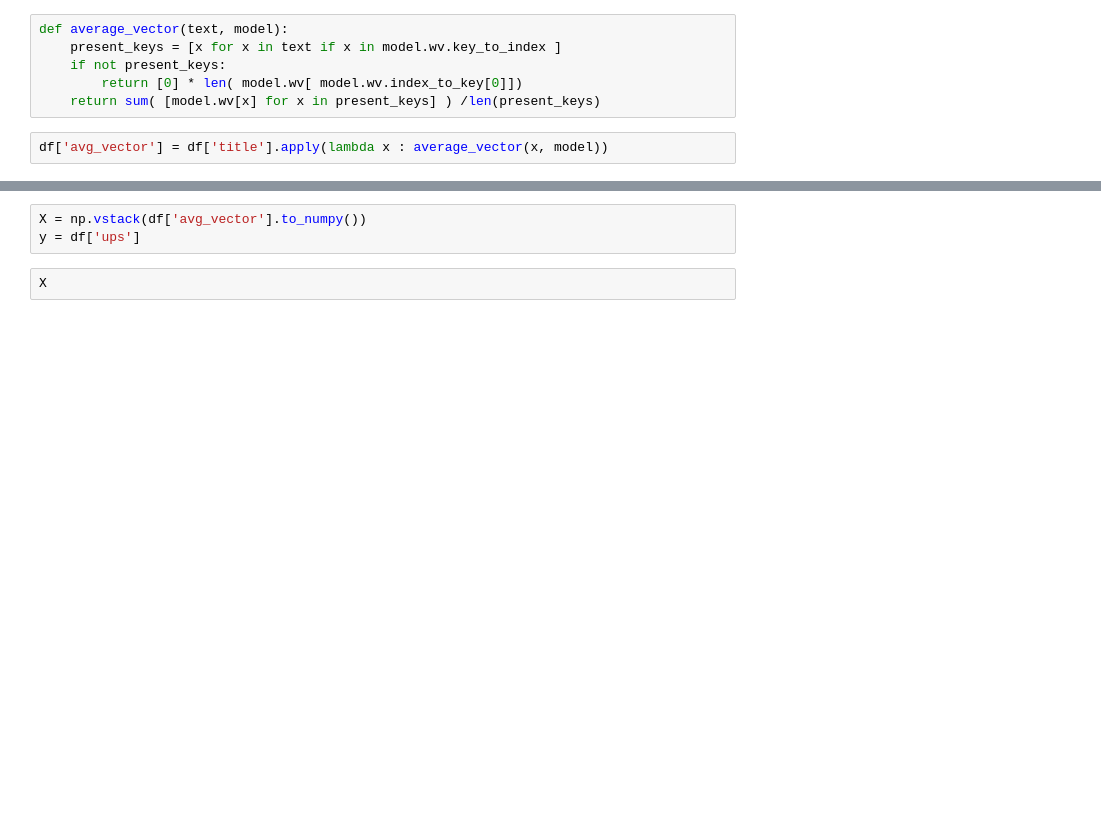
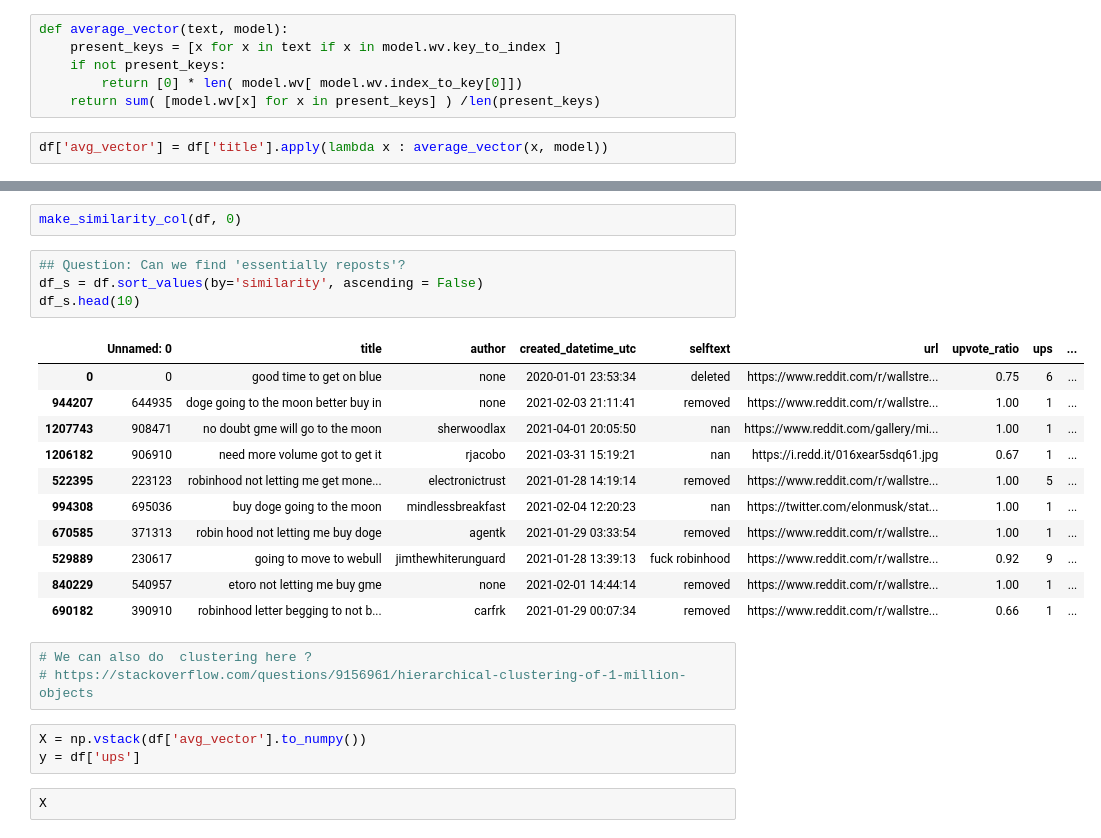
Before and after one commit to ElleNajt/ErdosInstitute-SIG_Project, a Jupyter notebook: Feature_Design/word2vec.ipynb, the cells around one changed output, grey strips where cells are left out. Cells and saved outputs as stored; diff of their text form; blank space fills up the shorter version.

```diff
--- a/Feature_Design/word2vec.ipynb
+++ b/Feature_Design/word2vec.ipynb
@@ -204,3 +233,24 @@ df['avg_vector'] = df['title'].apply(lambda x : average_vector(x, model))
+# %%
+make_similarity_col(df, 0)
+# %%
+## Question: Can we find 'essentially reposts'?
+df_s = df.sort_values(by='similarity', ascending = False)
+df_s.head(10)
+# %% [output]
+|  | Unnamed: 0 | title | author | created_datetime_utc | selftext | url | upvote_ratio | ups | ... |
+| 0 | 0 | good time to get on blue | none | 2020-01-01 23:53:34 | deleted | https://www.reddit.com/r/wallstre... | 0.75 | 6 | ... |
+| 944207 | 644935 | doge going to the moon better buy in | none | 2021-02-03 21:11:41 | removed | https://www.reddit.com/r/wallstre... | 1.00 | 1 | ... |
+| 1207743 | 908471 | no doubt gme will go to the moon | sherwoodlax | 2021-04-01 20:05:50 | nan | https://www.reddit.com/gallery/mi... | 1.00 | 1 | ... |
+| 1206182 | 906910 | need more volume got to get it | rjacobo | 2021-03-31 15:19:21 | nan | https://i.redd.it/016xear5sdq61.jpg | 0.67 | 1 | ... |
+| 522395 | 223123 | robinhood not letting me get mone... | electronictrust | 2021-01-28 14:19:14 | removed | https://www.reddit.com/r/wallstre... | 1.00 | 5 | ... |
+| 994308 | 695036 | buy doge going to the moon | mindlessbreakfast | 2021-02-04 12:20:23 | nan | https://twitter.com/elonmusk/stat... | 1.00 | 1 | ... |
+| 670585 | 371313 | robin hood not letting me buy doge | agentk | 2021-01-29 03:33:54 | removed | https://www.reddit.com/r/wallstre... | 1.00 | 1 | ... |
+| 529889 | 230617 | going to move to webull | jimthewhiterunguard | 2021-01-28 13:39:13 | fuck robinhood | https://www.reddit.com/r/wallstre... | 0.92 | 9 | ... |
+| 840229 | 540957 | etoro not letting me buy gme | none | 2021-02-01 14:44:14 | removed | https://www.reddit.com/r/wallstre... | 1.00 | 1 | ... |
+| 690182 | 390910 | robinhood letter begging to not b... | carfrk | 2021-01-29 00:07:34 | removed | https://www.reddit.com/r/wallstre... | 0.66 | 1 | ... |
+# %%
+# We can also do  clustering here ?
+# https://stackoverflow.com/questions/9156961/hierarchical-clustering-of-1-million-objects
 # %%
 X = np.vstack(df['avg_vector'].to_numpy())
 y = df['ups']
```
Also changed, not shown: parts of 33 cells of this notebook.
